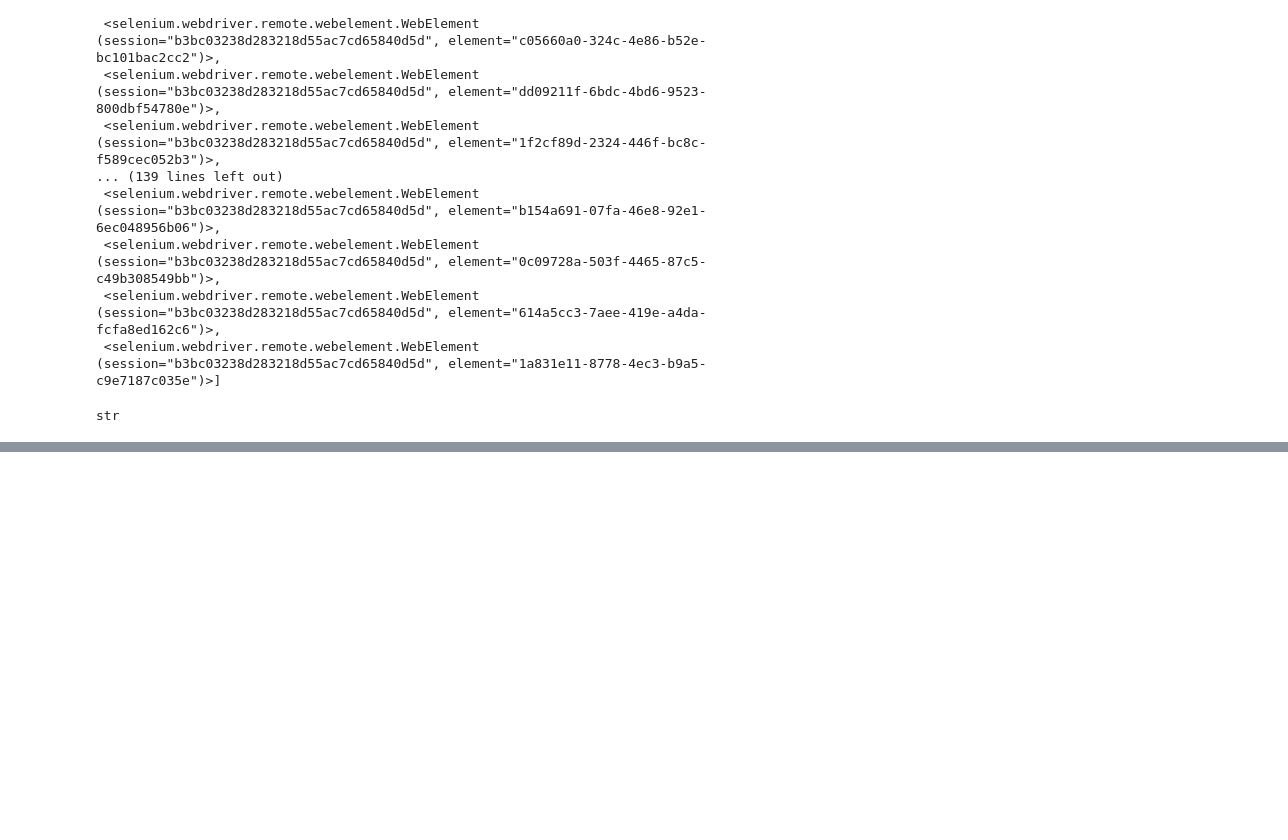
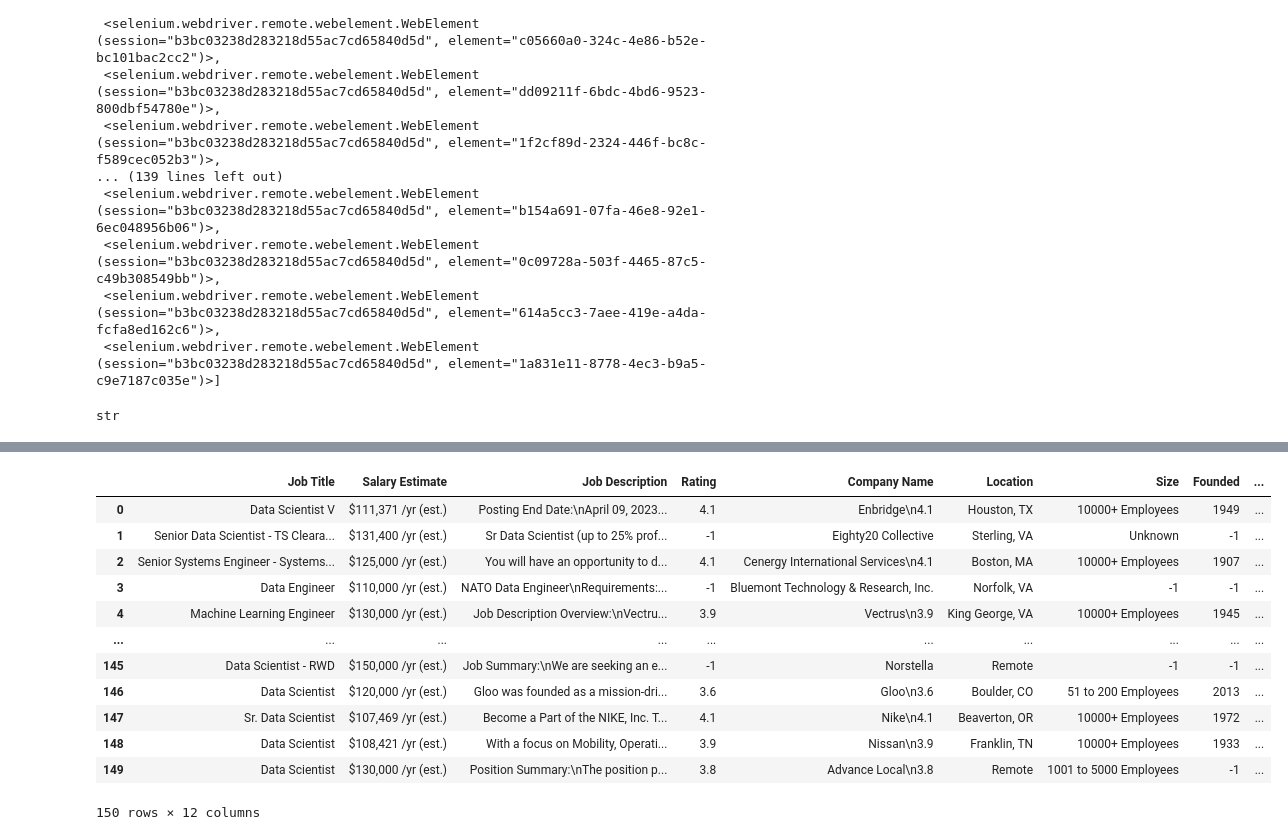
Before and after one commit to wangyf99/GlassDoor_Salary_Prediction, a Jupyter notebook: GlassDoor_Salary.ipynb, the cells around one changed output, grey strips where cells are left out. Saved outputs shown, nothing was run; the diff lists cells and outputs as text; code cells hidden in the pictures; blank space fills up the shorter version.

```diff
--- a/GlassDoor_Salary.ipynb
+++ b/GlassDoor_Salary.ipynb
@@ -568,0 +598,16 @@ df_no_dup.to_csv('glassdoor_ds_job_salary.csv', index=False)
+# %%
+newly_scraped
+# %% [output]
+|  | Job Title | Salary Estimate | Job Description | Rating | Company Name | Location | Size | Founded | ... |
+| 0 | Data Scientist V | $111,371 /yr (est.) | Posting End Date:\nApril 09, 2023... | 4.1 | Enbridge\n4.1 | Houston, TX | 10000+ Employees | 1949 | ... |
+| 1 | Senior Data Scientist - TS Cleara... | $131,400 /yr (est.) | Sr Data Scientist (up to 25% prof... | -1 | Eighty20 Collective | Sterling, VA | Unknown | -1 | ... |
+| 2 | Senior Systems Engineer - Systems... | $125,000 /yr (est.) | You will have an opportunity to d... | 4.1 | Cenergy International Services\n4.1 | Boston, MA | 10000+ Employees | 1907 | ... |
+| 3 | Data Engineer | $110,000 /yr (est.) | NATO Data Engineer\nRequirements:... | -1 | Bluemont Technology & Research, Inc. | Norfolk, VA | -1 | -1 | ... |
+| 4 | Machine Learning Engineer | $130,000 /yr (est.) | Job Description Overview:\nVectru... | 3.9 | Vectrus\n3.9 | King George, VA | 10000+ Employees | 1945 | ... |
+| ... | ... | ... | ... | ... | ... | ... | ... | ... | ... |
+| 145 | Data Scientist - RWD | $150,000 /yr (est.) | Job Summary:\nWe are seeking an e... | -1 | Norstella | Remote | -1 | -1 | ... |
+| 146 | Data Scientist | $120,000 /yr (est.) | Gloo was founded as a mission-dri... | 3.6 | Gloo\n3.6 | Boulder, CO | 51 to 200 Employees | 2013 | ... |
+| 147 | Sr. Data Scientist | $107,469 /yr (est.) | Become a Part of the NIKE, Inc. T... | 4.1 | Nike\n4.1 | Beaverton, OR | 10000+ Employees | 1972 | ... |
+| 148 | Data Scientist | $108,421 /yr (est.) | With a focus on Mobility, Operati... | 3.9 | Nissan\n3.9 | Franklin, TN | 10000+ Employees | 1933 | ... |
+| 149 | Data Scientist | $130,000 /yr (est.) | Position Summary:\nThe position p... | 3.8 | Advance Local\n3.8 | Remote | 1001 to 5000 Employees | -1 | ... |
+150 rows × 12 columns
```
Also changed, not shown: parts of 15 cells of this notebook, 1 other file.
